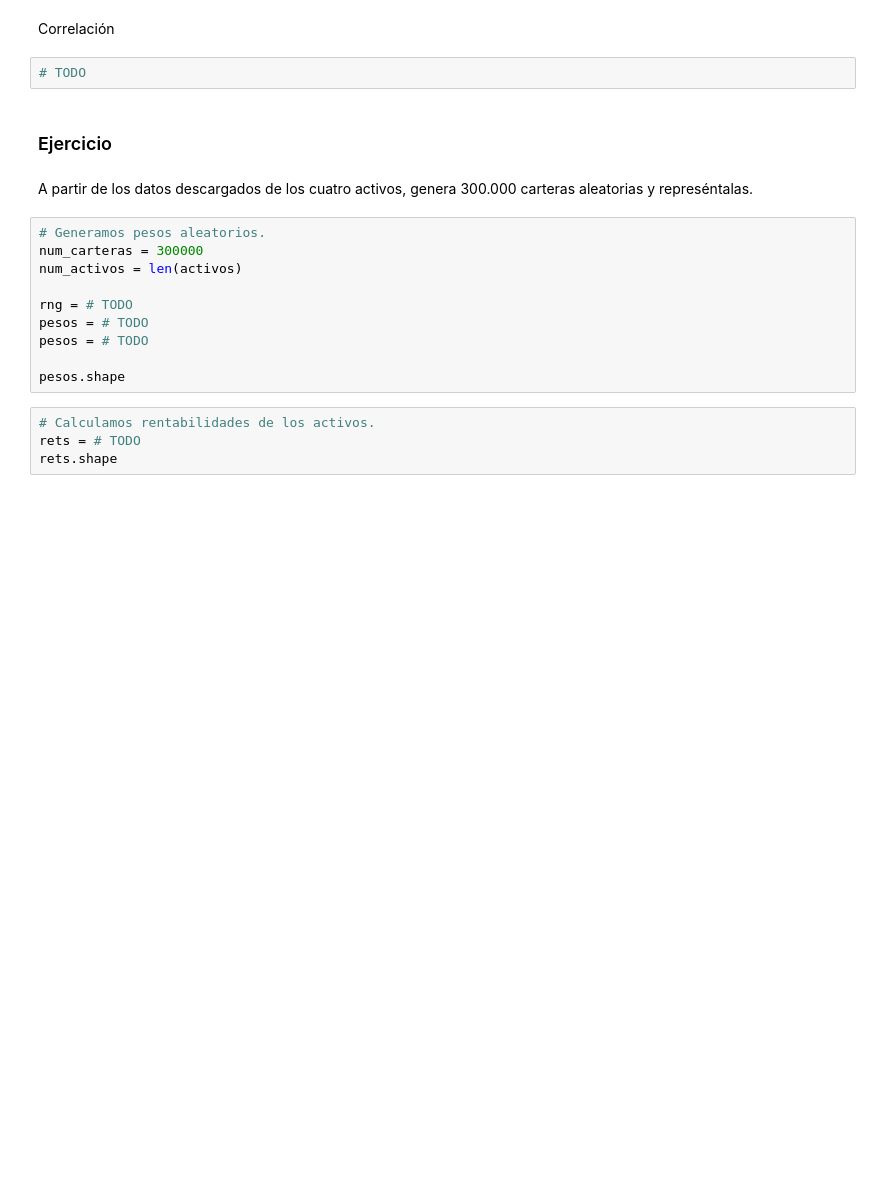
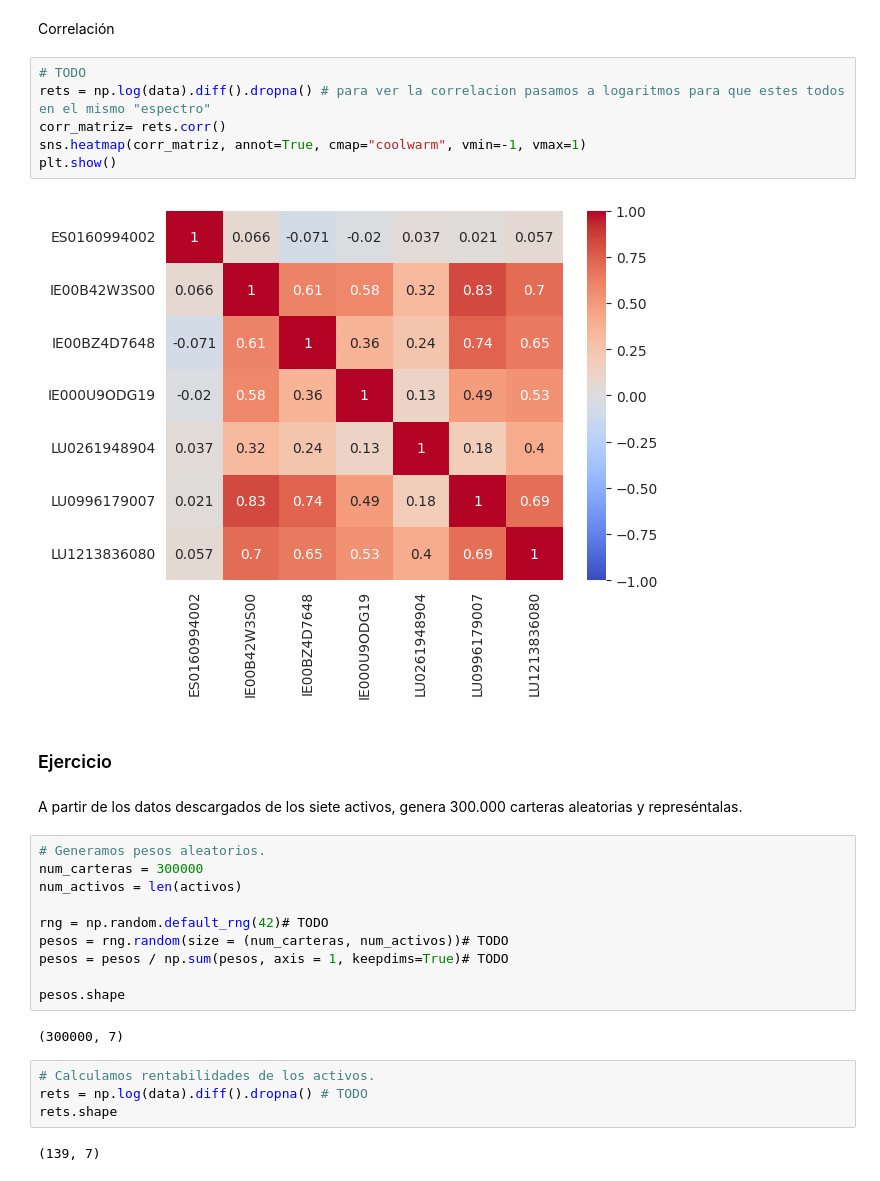
Before and after one commit to alfonso-santos/microcredencial-carteras-python, a Jupyter notebook: Tema_2_Carteras_Intro/src/carteras-siete-activos-reales.ipynb, the cells around one changed output. Saved outputs shown, nothing was run; the diff lists cells and outputs as text; blank space fills up the shorter version.

```diff
--- a/Tema_2_Carteras_Intro/src/carteras-siete-activos-reales.ipynb
+++ b/Tema_2_Carteras_Intro/src/carteras-siete-activos-reales.ipynb
@@ -119,24 +175,34 @@ for activo in activos:
 # %% [markdown]
 Correlación
-# %%
-# TODO
+# %%
+# TODO
+rets = np.log(data).diff().dropna() # para ver la correlacion pasamos a logaritmos para que estes todos en el mismo "espectro"
+corr_matriz= rets.corr()
+sns.heatmap(corr_matriz, annot=True, cmap="coolwarm", vmin=-1, vmax=1)
+plt.show()
+# %% [output]
+[figure, added]
 # %% [markdown]
 ### Ejercicio
 # %% [markdown]
-A partir de los datos descargados de los cuatro activos, genera 300.000 carteras aleatorias y represéntalas.
+A partir de los datos descargados de los siete activos, genera 300.000 carteras aleatorias y represéntalas.
 # %%
 # Generamos pesos aleatorios.
 num_carteras = 300000
 num_activos = len(activos)
 
-rng = # TODO
-pesos = # TODO
-pesos = # TODO
+rng = np.random.default_rng(42)# TODO
+pesos = rng.random(size = (num_carteras, num_activos))# TODO
+pesos = pesos / np.sum(pesos, axis = 1, keepdims=True)# TODO
 
 pesos.shape
+# %% [output]
+(300000, 7)
 # %%
 # Calculamos rentabilidades de los activos.
-rets = # TODO
+rets = np.log(data).diff().dropna() # TODO
 rets.shape
+# %% [output]
+(139, 7)
 # %%
 # Calculamos los retornos de las carteras utilizando multiplicación matricial.
```
Also changed, not shown: parts of 10 cells of this notebook.
